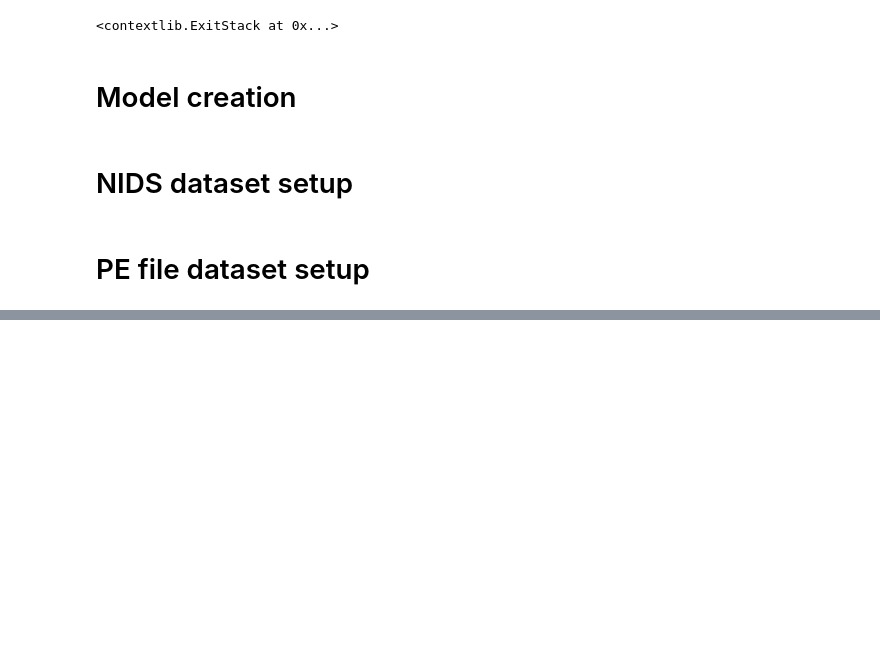
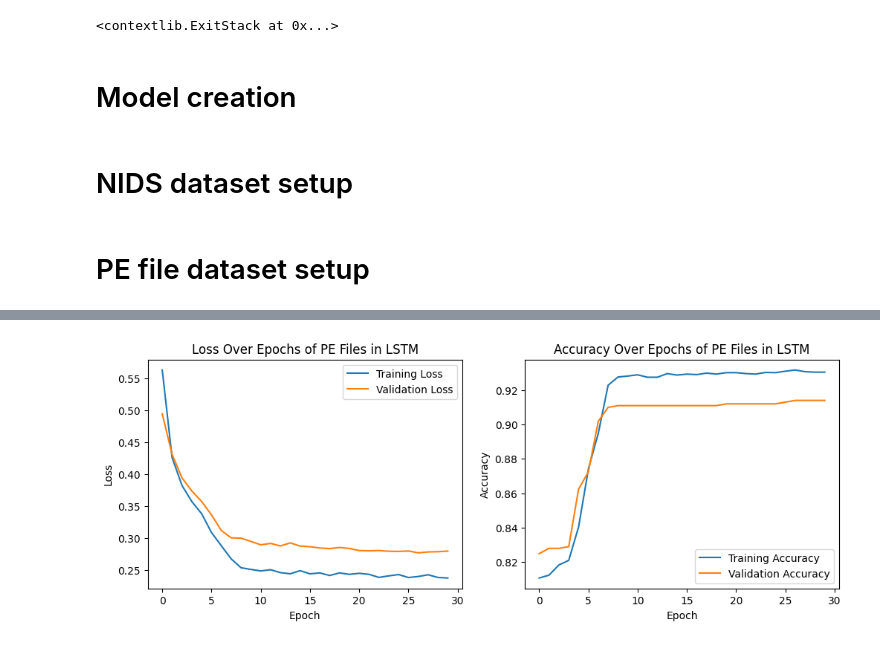
Before and after one commit to mani-prakash-reddy/major_project, a Jupyter notebook: multi_model.ipynb, the cells around one changed output, grey strips where cells are left out. Drawn from its saved outputs; the diff is of its cells as text; code cells hidden in the pictures; blank space fills up the shorter version.

```diff
--- a/multi_model.ipynb
+++ b/multi_model.ipynb
@@ -562,0 +571,14 @@ plt.show()
+# %%
+input_size = X_train.shape[1]  # Update to the correct input size
+hidden_size1 = 100
+hidden_size2 = 50
+hidden_size3 = 25
+output_size = 1
+
+
+model = LSTMModel(input_size, hidden_size1, hidden_size2,
+                  hidden_size3, output_size)
+
+# Define the loss function and optimizer
+criterion = nn.BCELoss()
+optimizer = optim.Adam(model.parameters(), lr=0.00001)
@@ -562,0 +692,84 @@ plt.show()
+# %%
+writer = SummaryWriter('PE Files with LSTM')
+
+train_losses = []
+train_accuracies = []
+val_losses = []
+val_accuracies = []
+
+num_epochs = 30
+batch_size = 32
+
+# Create TensorDatasets
+train_dataset = TensorDataset(pe_X_train_tensor, pe_y_train_tensor)
+test_dataset = TensorDataset(pe_X_test_tensor, pe_y_test_tensor)
+
+# Create DataLoaders
+train_loader = DataLoader(train_dataset, batch_size=batch_size, shuffle=True)
+test_loader = DataLoader(test_dataset, batch_size=batch_size, shuffle=False)
+
+for epoch in range(num_epochs):
+    model.train()
+    running_loss = 0.0
+    correct_train = 0
+
+    pbar = tqdm(total=len(train_loader), desc=f'Epoch {epoch+1}/{num_epochs}', dynamic_ncols=True, unit=' steps')
+
+    for inputs, labels in train_loader:
+        optimizer.zero_grad()
+        outputs = model(inputs.unsqueeze(2))
+        loss = criterion(outputs, labels.unsqueeze(1))  # Adjust labels dimension
+        loss.backward()
+        optimizer.step()
+
+        running_loss += loss.item()
+        correct_train += torch.sum((outputs > 0.5).float() == labels.unsqueeze(1))
+
+        # pbar.set_postfix({'Loss': running_loss / ((i/batch_size) + 1)})
+        pbar.update()
+
+    average_loss = running_loss / len(train_loader)
+    accuracy = correct_train.item() / len(pe_X_train_tensor)
+
+    # Validation
+    model.eval()
+    val_outputs = model(pe_X_test_tensor.unsqueeze(2))
+    val_loss = criterion(val_outputs, pe_y_test_tensor.unsqueeze(1))
+    correct_val = torch.sum((val_outputs > 0.5).float() == pe_y_test_tensor.unsqueeze(1))
+    val_accuracy = correct_val.item() / len(pe_X_test_tensor)
+
+    pbar.set_postfix({'Epoch': epoch + 1, 'Loss': average_loss, 'Accuracy': accuracy, 'Validation Loss': val_loss.item(), 'Validation Accuracy': val_accuracy})
+    pbar.close()
+
+    writer.add_scalar('Training Loss Comparision', average_loss, epoch)
+    writer.add_scalar('Training Accuracy Comparision', accuracy, epoch)
+    writer.add_scalar('Testing Loss Comparision', val_loss.item(), epoch)
+    writer.add_scalar('Testing Accuracy Comparision', val_accuracy, epoch)
+
+    # Store metrics
+    train_losses.append(average_loss)
+    train_accuracies.append(accuracy)
+    val_losses.append(val_loss.item())
+    val_accuracies.append(val_accuracy)
+
+# Plot the metrics
+plt.figure(figsize=(12, 4))
+plt.subplot(1, 2, 1)
+plt.plot(train_losses, label='Training Loss')
+plt.plot(val_losses, label='Validation Loss')
+plt.title('Loss Over Epochs of PE Files in LSTM')
+plt.xlabel('Epoch')
+plt.ylabel('Loss')
+plt.legend()
+
+plt.subplot(1, 2, 2)
+plt.plot(train_accuracies, label='Training Accuracy')
+plt.plot(val_accuracies, label='Validation Accuracy')
+plt.title('Accuracy Over Epochs of PE Files in LSTM')
+plt.xlabel('Epoch')
+plt.ylabel('Accuracy')
+plt.legend()
+
+plt.show()
+# %% [output]
+[figure, added]
```
Also changed, not shown: parts of 25 cells of this notebook, 11 other files.
